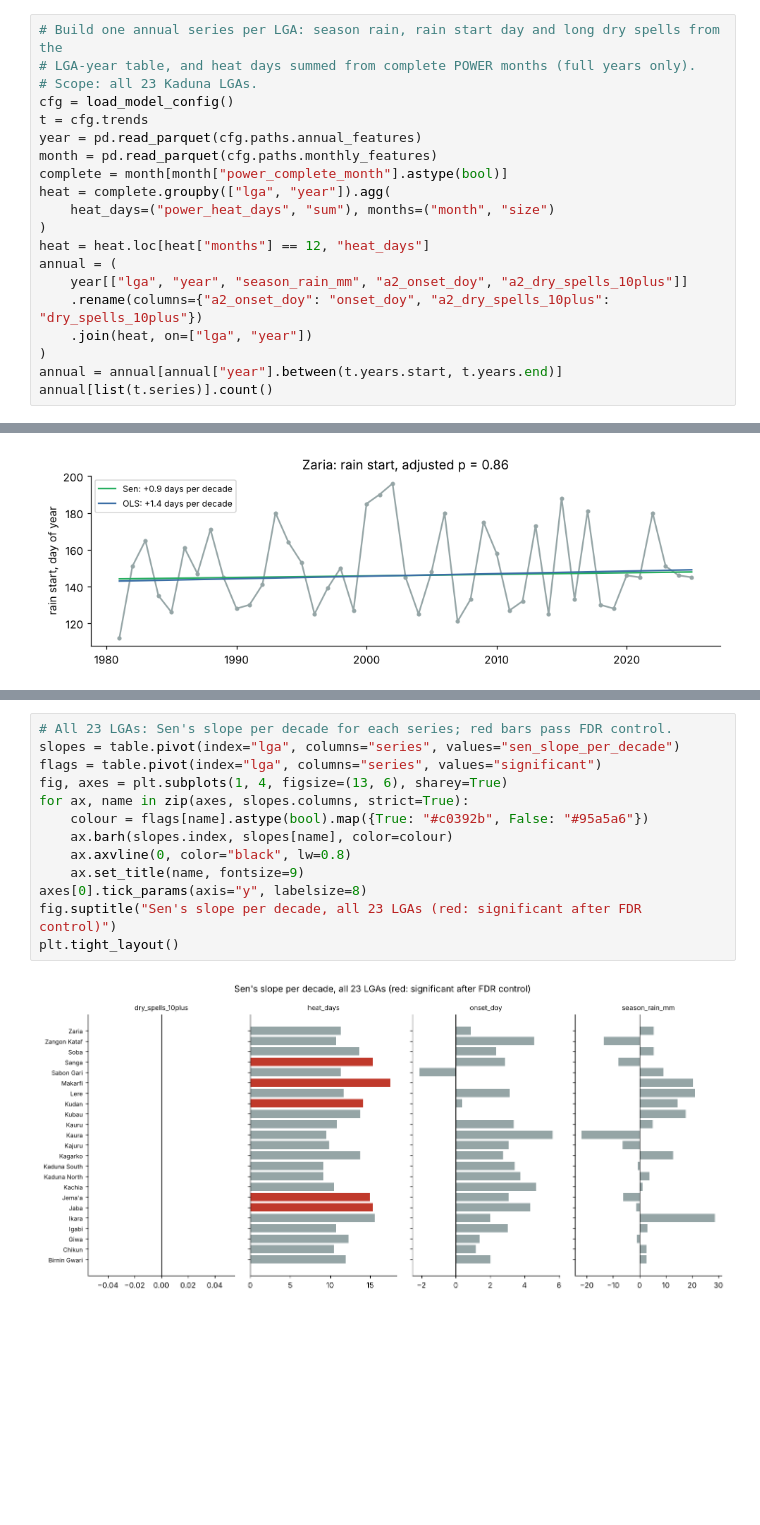
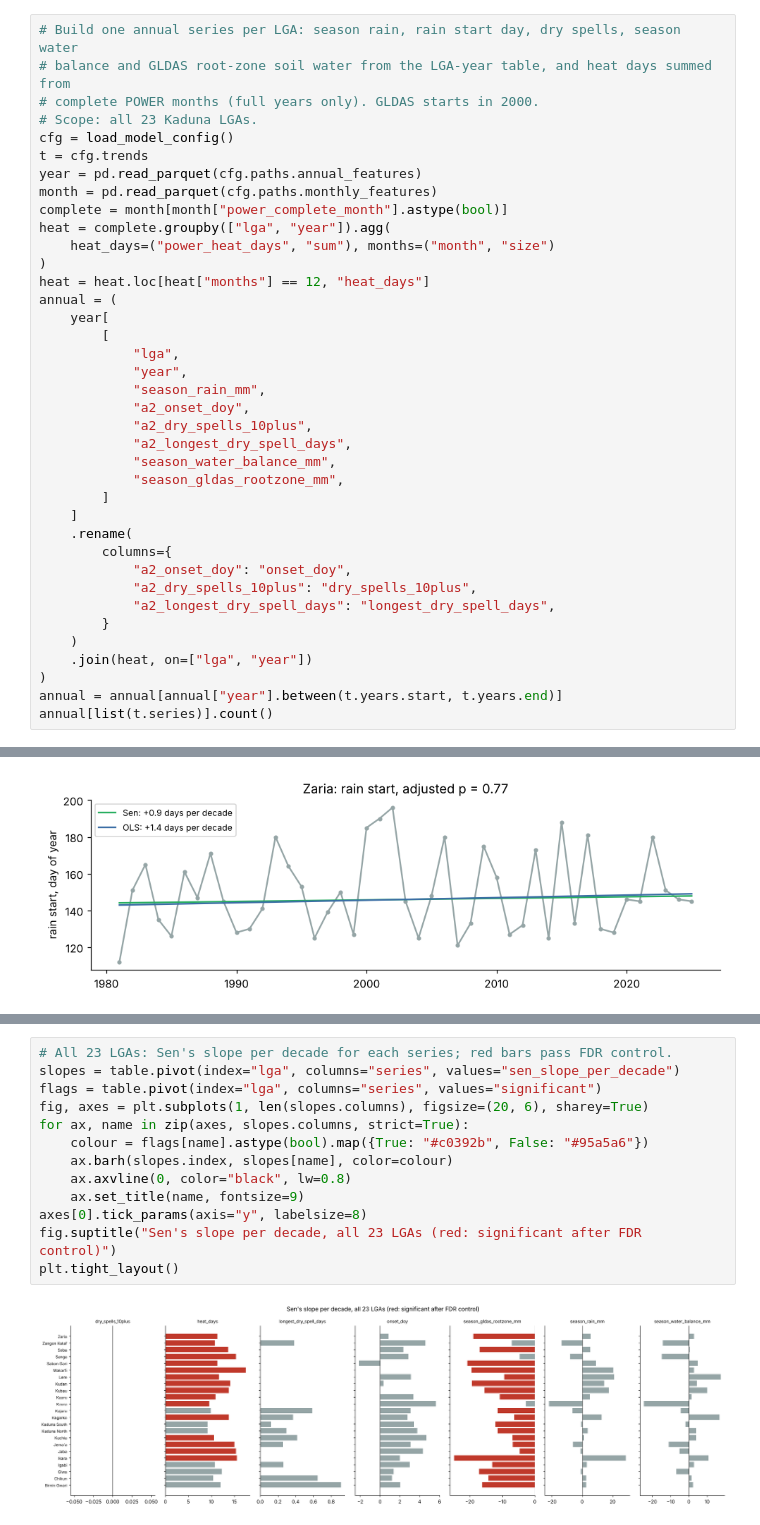
Before and after one commit to hendrixxD/FieldDynamics-Lab, a Jupyter notebook: notebooks/a7_trends.ipynb, the cells around one changed output, grey strips where cells are left out. Drawn from its saved outputs; the diff is of its cells as text; blank space fills up the shorter version.

```diff
--- a/notebooks/a7_trends.ipynb
+++ b/notebooks/a7_trends.ipynb
@@ -37,8 +38,9 @@ from model.settings import load_model_config
 # %% [markdown]
 ## 1. Build one annual series per LGA
 # %%
-# Build one annual series per LGA: season rain, rain start day and long dry spells from the
-# LGA-year table, and heat days summed from complete POWER months (full years only).
+# Build one annual series per LGA: season rain, rain start day, dry spells, season water
+# balance and GLDAS root-zone soil water from the LGA-year table, and heat days summed from
+# complete POWER months (full years only). GLDAS starts in 2000.
 # Scope: all 23 Kaduna LGAs.
 cfg = load_model_config()
 t = cfg.trends
@@ -50,8 +52,25 @@ heat = complete.groupby(["lga", "year"]).agg(
 )
 heat = heat.loc[heat["months"] == 12, "heat_days"]
 annual = (
-    year[["lga", "year", "season_rain_mm", "a2_onset_doy", "a2_dry_spells_10plus"]]
-    .rename(columns={"a2_onset_doy": "onset_doy", "a2_dry_spells_10plus": "dry_spells_10plus"})
+    year[
+        [
+            "lga",
+            "year",
+            "season_rain_mm",
+            "a2_onset_doy",
+            "a2_dry_spells_10plus",
+            "a2_longest_dry_spell_days",
+            "season_water_balance_mm",
+            "season_gldas_rootzone_mm",
+        ]
+    ]
+    .rename(
+        columns={
+            "a2_onset_doy": "onset_doy",
+            "a2_dry_spells_10plus": "dry_spells_10plus",
+            "a2_longest_dry_spell_days": "longest_dry_spell_days",
+        }
+    )
     .join(heat, on=["lga", "year"])
 )
 annual = annual[annual["year"].between(t.years.start, t.years.end)]
@@ -137,16 +205,16 @@ plt.tight_layout()
 # %%
 # All 23 LGAs: Sen's slope per decade for each series; red bars pass FDR control.
 slopes = table.pivot(index="lga", columns="series", values="sen_slope_per_decade")
 flags = table.pivot(index="lga", columns="series", values="significant")
-fig, axes = plt.subplots(1, 4, figsize=(13, 6), sharey=True)
+fig, axes = plt.subplots(1, len(slopes.columns), figsize=(20, 6), sharey=True)
 for ax, name in zip(axes, slopes.columns, strict=True):
     colour = flags[name].astype(bool).map({True: "#c0392b", False: "#95a5a6"})
     ax.barh(slopes.index, slopes[name], color=colour)
     ax.axvline(0, color="black", lw=0.8)
     ax.set_title(name, fontsize=9)
 axes[0].tick_params(axis="y", labelsize=8)
 fig.suptitle("Sen's slope per decade, all 23 LGAs (red: significant after FDR control)")
 plt.tight_layout()
 # %% [output]
-[figure, old version]
+[figure, new version]
 # %% [markdown]
```
Also changed, not shown: parts of 11 cells of this notebook, 9 other files.
